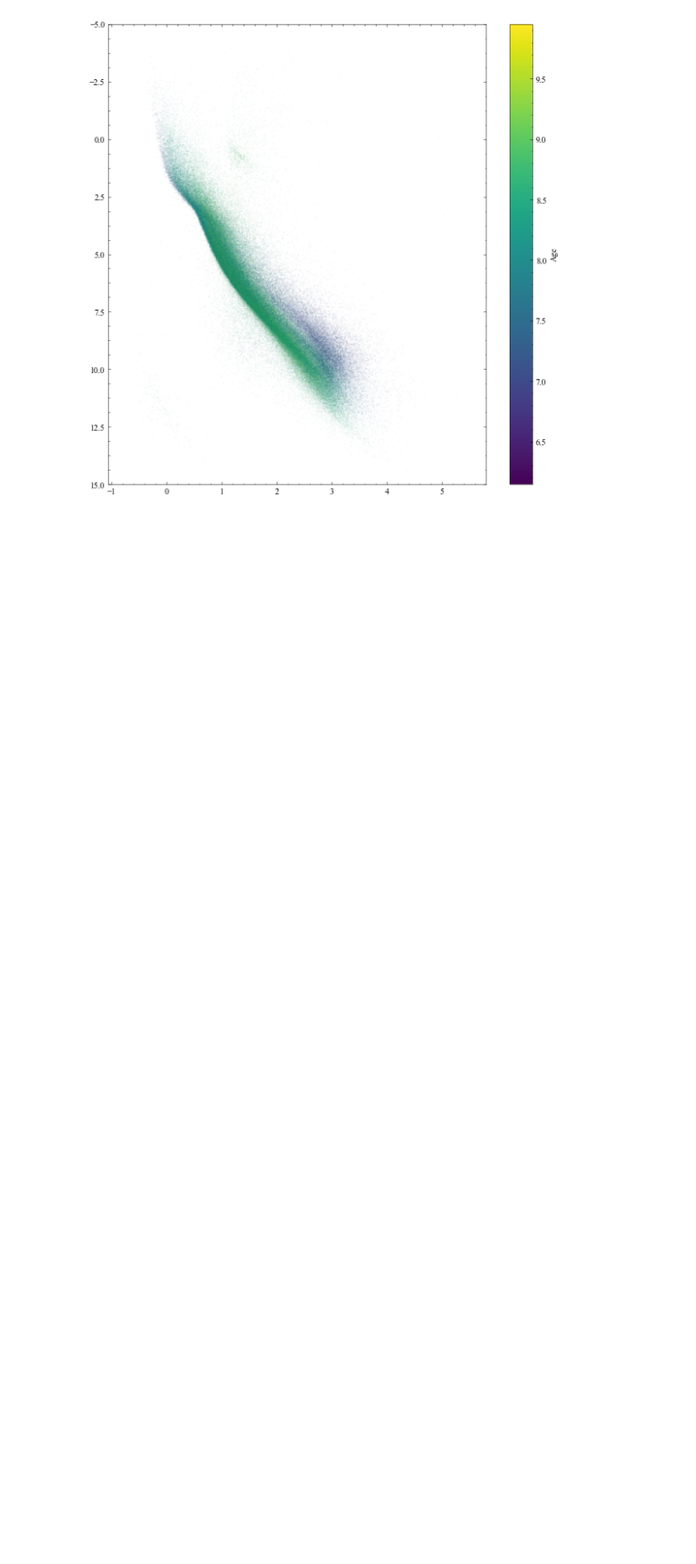
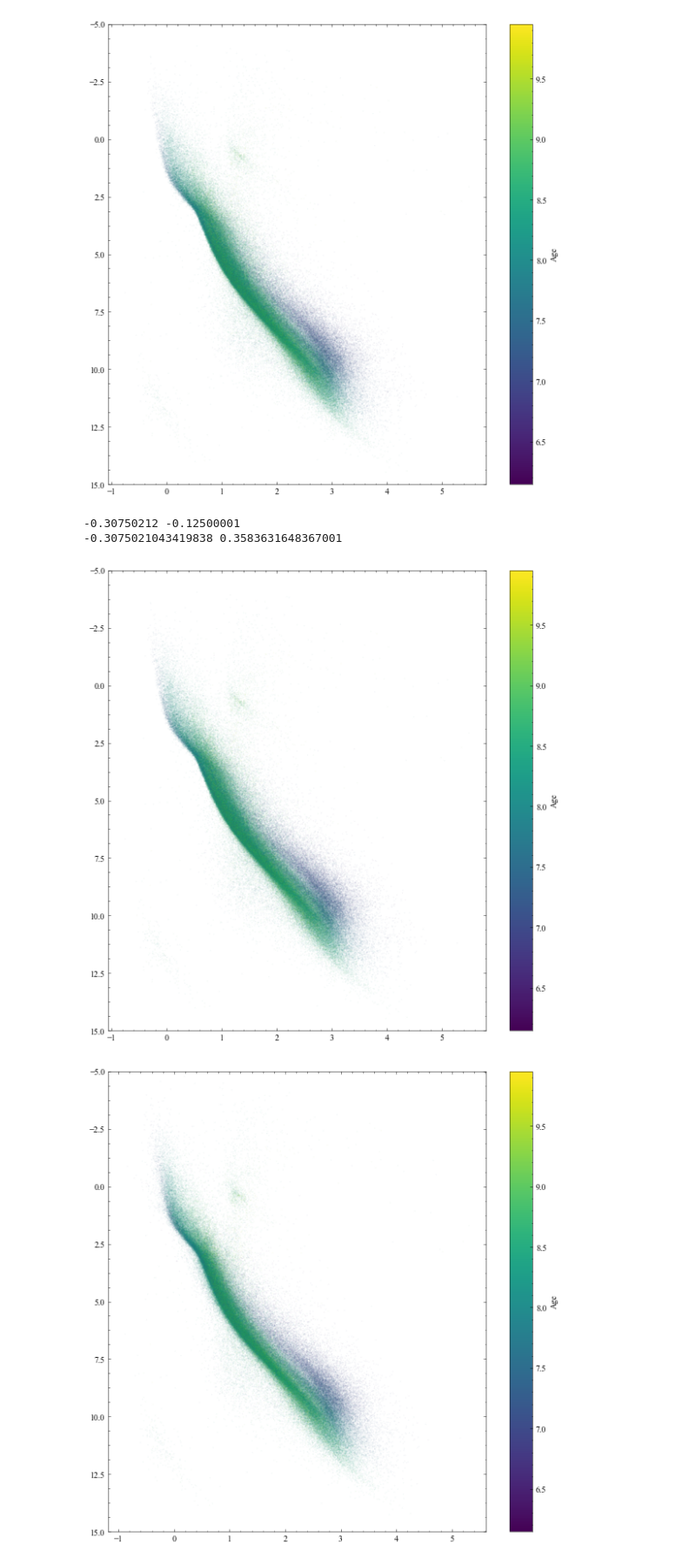
Before and after one commit to aidantmcb/YSO-ML, a Jupyter notebook: Code/DataAugmentation.ipynb, the cells around one changed output. Shown: that part at 87% size. Drawn from its saved outputs; the diff is of its cells as text; code cells hidden in the pictures; blank space fills up the shorter version.

```diff
--- a/Code/DataAugmentation.ipynb
+++ b/Code/DataAugmentation.ipynb
@@ -162,6 +224,12 @@ ax.set_ylim(15,-5)
 plt.show()
 # %% [output]
 [figure]
+# %%
+print(np.nanmin(convunit(trData['AV'], 'av')), np.nanmax(convunit(trData['AV'],'av')))
+print(np.nanmin(convunit(data['AV'], 'av')), np.nanmax(convunit(data['AV'],'av')))
+# %% [output]
+-0.30750212 -0.12500001
+-0.3075021043419838 0.3583631648367001
 # %%
 def convunit(v,b,back=False):
     a=[['g',21,0.5],['bp',21,0.5],['rp',18,0.5],['j',17.5,0.5],['h',16.5,0.5],['k',16.5,0.5],
@@ -238,2 +306,51 @@ def FitsToTensor(table):
 # %%
 FitsToTensor(data.to_pandas())
+# %%
+def extinct(table, bands = None, back = False, fullTab = False):
+    tab = table[:]
+    ext = {'J_M': 0.288,
+        'H_M': 0.178,
+        'KS_M': 0.117,
+        'W1MPRO': 0.078,
+        'W2MPRO': 0.044,
+        'PHOT_G_MEAN_MAG': 0.859,
+        'PHOT_BP_MEAN_MAG': 1.068,
+        'PHOT_RP_MEAN_MAG': 0.652}
+    if bands==None:
+        bands = list(ext.keys())
+
+    for label in bands:
+        if back == True:
+            tab[label]=tab[label]-tab['AV']*ext[label]
+        else:
+            tab[label]=tab[label]+tab['AV']*ext[label]
+
+    if fullTab=True:
+        return tab
+    return tab[bands]
+
+G = absG(trData['PHOT_G_MEAN_MAG'], trData['PARALLAX'])
+BPRP = trData['PHOT_BP_MEAN_MAG']-trData['PHOT_RP_MEAN_MAG']
+age = np.array(trData['AGE']).astype(np.float32)
+ii = np.where(np.isnan(age)==False)[0]
+fig, ax = plt.subplots(1,1, figsize = (10,10))
+norm = colors.Normalize(vmin=np.nanmin(age), vmax=np.nanmax(age))
+A=ax.scatter(BPRP[ii],G[ii],s=.0005, c=age[ii], norm = norm, cmap = 'viridis', alpha = 1)
+fig.colorbar(A, ax=ax, label = 'Age')
+ax.set_ylim(15,-5)
+plt.show()
+
+unext = extinct(trData, back = True)
+G = absG(unext['PHOT_G_MEAN_MAG'], trData['PARALLAX'])
+BPRP = unext['PHOT_BP_MEAN_MAG']-unext['PHOT_RP_MEAN_MAG']
+age = np.array(trData['AGE']).astype(np.float32)
+ii = np.where(np.isnan(age)==False)[0]
+fig, ax = plt.subplots(1,1, figsize = (10,10))
+norm = colors.Normalize(vmin=np.nanmin(age), vmax=np.nanmax(age))
+A=ax.scatter(BPRP[ii],G[ii],s=.0005, c=age[ii], norm = norm, cmap = 'viridis', alpha = 1)
+fig.colorbar(A, ax=ax, label = 'Age')
+ax.set_ylim(15,-5)
+plt.show()
+# %% [output]
+[figure, added]
+[figure, added]
```
Also changed, not shown: parts of 10 cells of this notebook, 9 other files.
